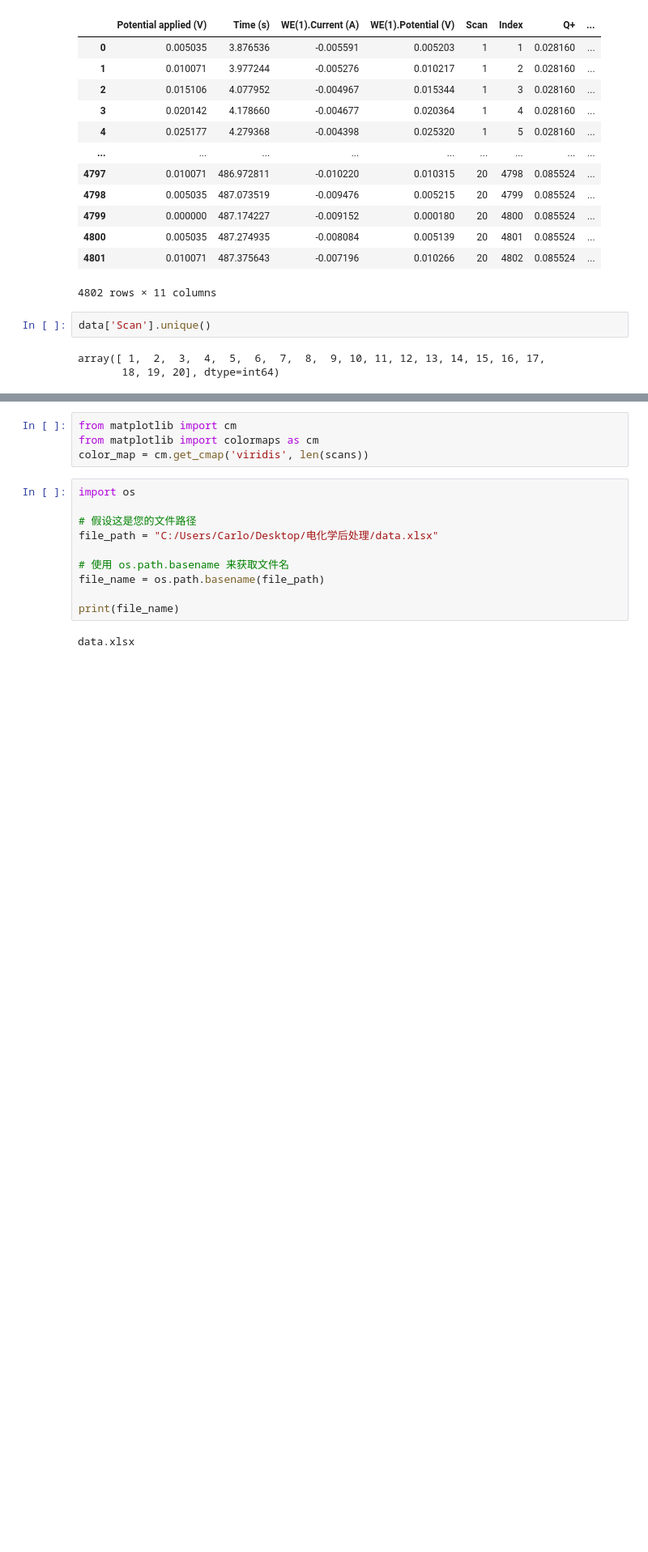
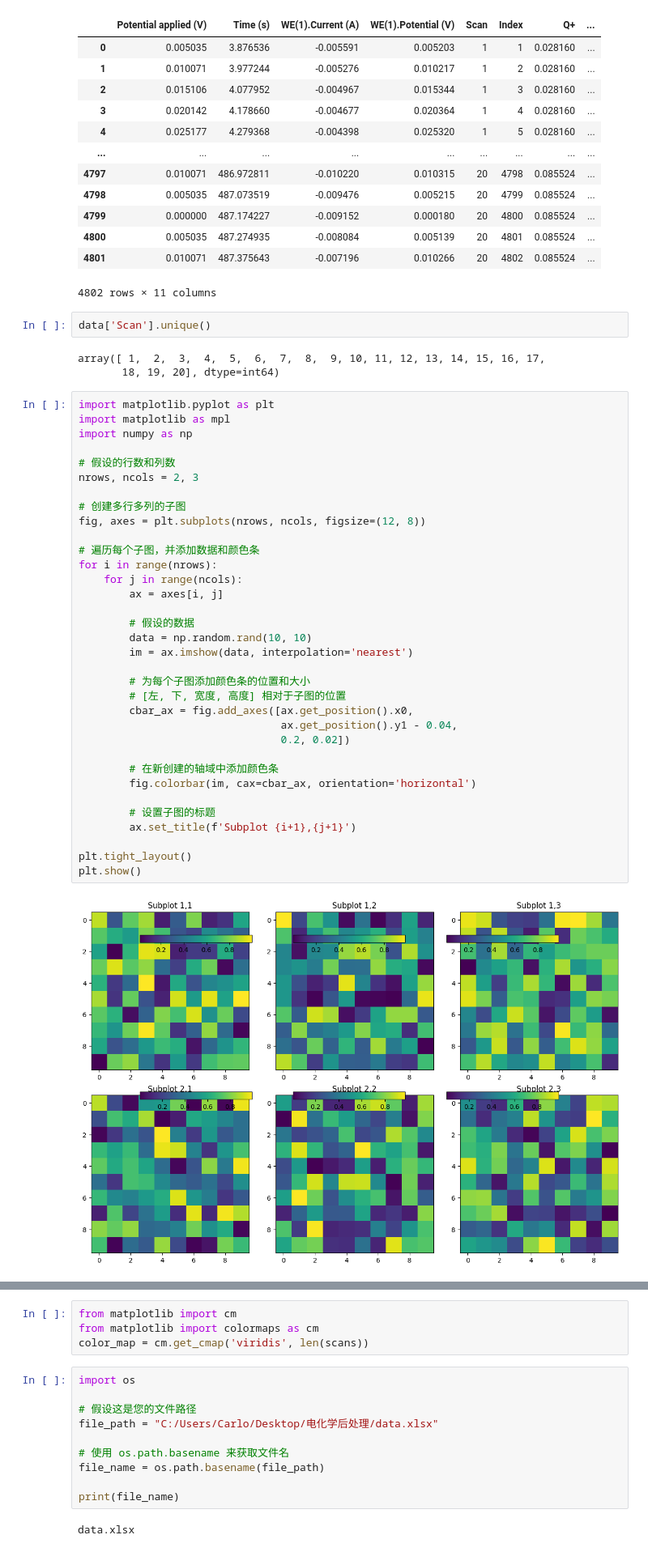
Before and after one commit to liyihang1024/Electrochemical-Data-Analysis-ToolKit, a Jupyter notebook: test.ipynb, the cells around one changed output, grey strips where cells are left out. Shown at 81% size. Cells and saved outputs as stored; diff of their text form; blank space fills up the shorter version.

```diff
--- a/test.ipynb
+++ b/test.ipynb
@@ -323,3 +324,39 @@ data['Scan'].unique()
 # %% [output]
 array([ 1,  2,  3,  4,  5,  6,  7,  8,  9, 10, 11, 12, 13, 14, 15, 16, 17,
        18, 19, 20], dtype=int64)
+# %%
+import matplotlib.pyplot as plt
+import matplotlib as mpl
+import numpy as np
+
+# 假设的行数和列数
+nrows, ncols = 2, 3
+
+# 创建多行多列的子图
+fig, axes = plt.subplots(nrows, ncols, figsize=(12, 8))
+
+# 遍历每个子图，并添加数据和颜色条
+for i in range(nrows):
+    for j in range(ncols):
+        ax = axes[i, j]
+
+        # 假设的数据
+        data = np.random.rand(10, 10)
+        im = ax.imshow(data, interpolation='nearest')
+
+        # 为每个子图添加颜色条的位置和大小
+        # [左, 下, 宽度, 高度] 相对于子图的位置
+        cbar_ax = fig.add_axes([ax.get_position().x0,
+                                ax.get_position().y1 - 0.04,
+                                0.2, 0.02])
+
+        # 在新创建的轴域中添加颜色条
+        fig.colorbar(im, cax=cbar_ax, orientation='horizontal')
+
+        # 设置子图的标题
+        ax.set_title(f'Subplot {i+1},{j+1}')
+
+plt.tight_layout()
+plt.show()
+# %% [output]
+[figure, added]
```
Also changed, not shown: parts of 16 cells of this notebook, 2 other files.
